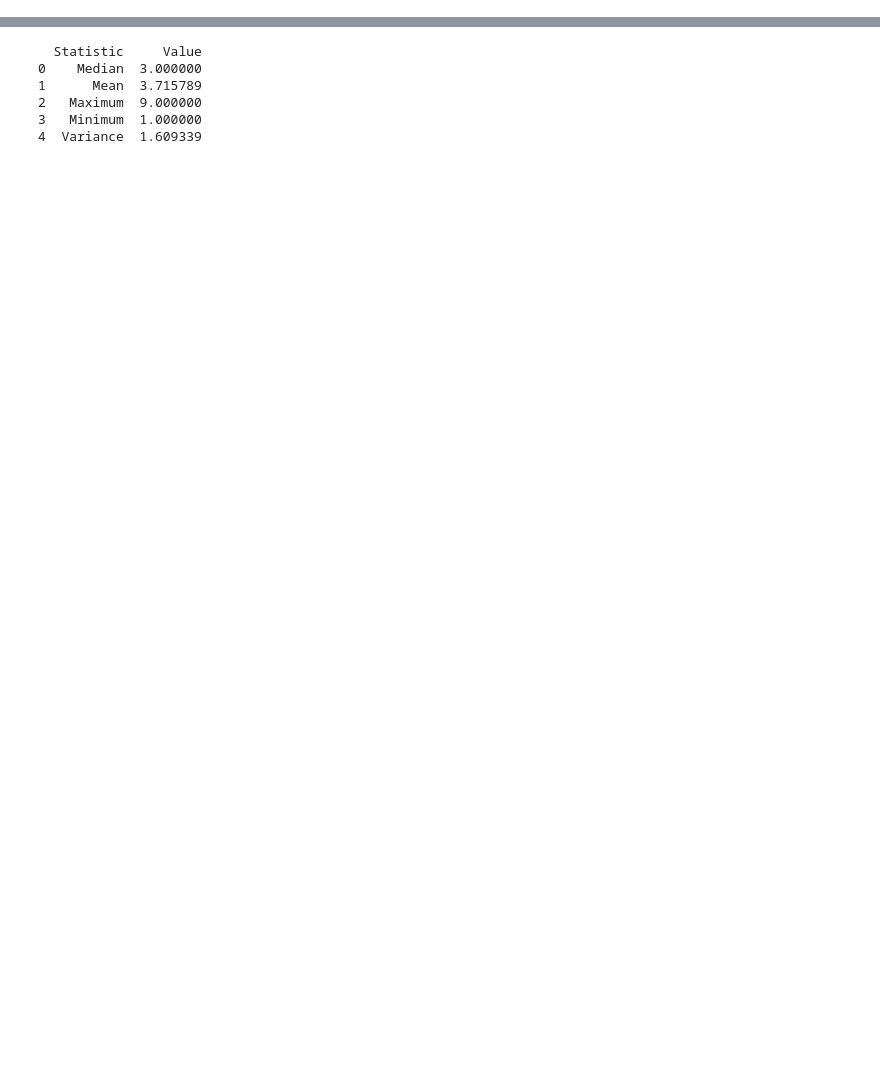
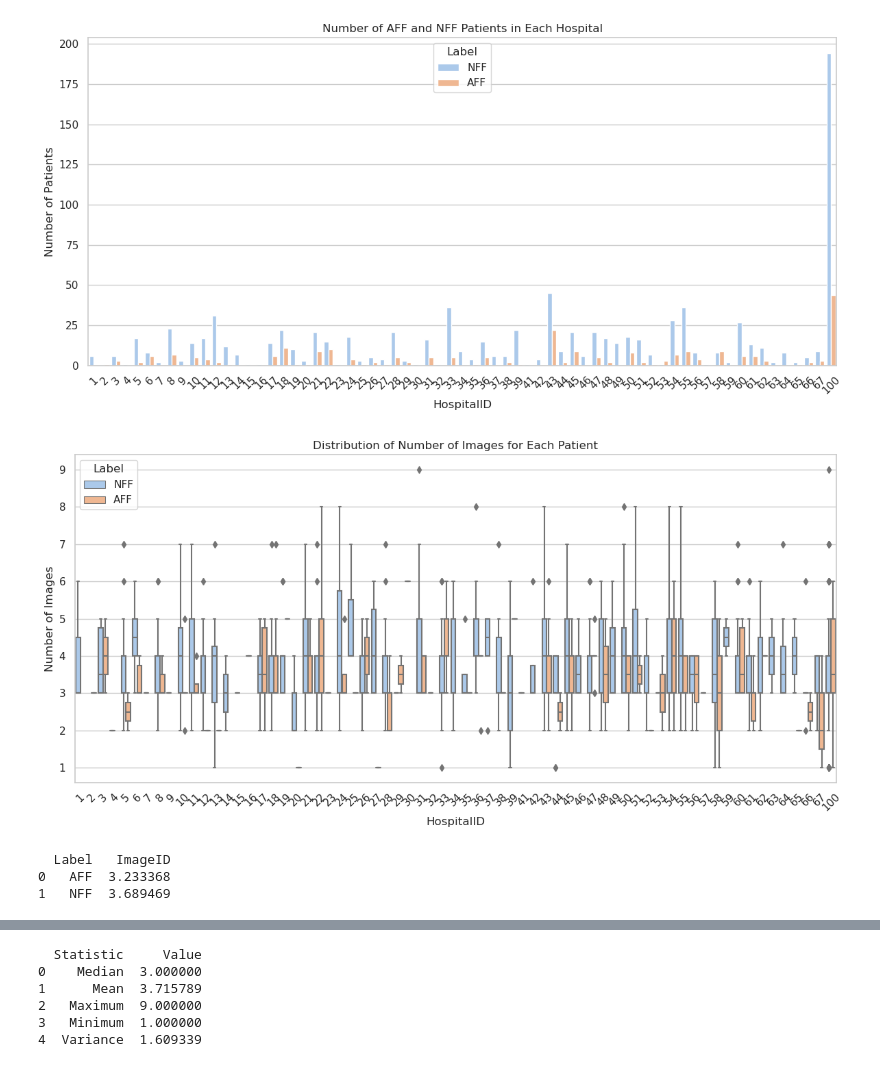
Before and after one commit to honzh073/FL, a Jupyter notebook: code/0_data_analysis/data_distribution.ipynb, the cells around one changed output, grey strips where cells are left out. Drawn from its saved outputs; the diff is of its cells as text; code cells hidden in the pictures; blank space fills up the shorter version.

Commit message:
add distribution

```diff
--- a/code/0_data_analysis/data_distribution.ipynb
+++ b/code/0_data_analysis/data_distribution.ipynb
@@ -128,0 +162,57 @@ plt.show()
+# %%
+import pandas as pd
+import matplotlib.pyplot as plt
+import seaborn as sns
+
+# 读取CSV文件
+file_path = '/local/data1/honzh073/local_repo/FL/code/2_patient_level/image_data.csv'
+df = pd.read_csv(file_path)
+
+# 统计每个医院的AFF和NFF患者数量
+hospital_counts = df.groupby(['HospitalID', 'Label'])['PatientID'].nunique().reset_index()
+
+# 绘制每个医院的AFF和NFF患者数量柱状图
+plt.figure(figsize=(12, 6))
+sns.barplot(x='HospitalID', y='PatientID', hue='Label', data=hospital_counts)
+plt.xlabel('HospitalID')
+plt.ylabel('Number of Patients')
+plt.title('Number of AFF and NFF Patients in Each Hospital')
+plt.xticks(rotation=45)
+plt.legend(title='Label')
+plt.tight_layout()
+plt.show()
+
+# 统计每位患者的图片数量
+patient_image_counts = df.groupby(['HospitalID', 'PatientID', 'Label'])['ImageID'].count().reset_index()
+
+# 绘制每位患者的图片数量箱线图
+plt.figure(figsize=(12, 6))
+sns.boxplot(x='HospitalID', y='ImageID', hue='Label', data=patient_image_counts)
+plt.xlabel('HospitalID')
+plt.ylabel('Number of Images')
+plt.title('Distribution of Number of Images for Each Patient')
+plt.xticks(rotation=45)
+plt.legend(title='Label')
+plt.tight_layout()
+plt.show()
+
+# 计算每位患者的平均图片数量
+average_image_counts = df.groupby(['HospitalID', 'PatientID', 'Label'])['ImageID'].count().groupby(['HospitalID', 'Label']).mean().reset_index()
+
+# 计算不同医院的AFF和NFF患者平均图片数量
+average_image_counts_by_hospital = average_image_counts.groupby('Label')['ImageID'].mean().reset_index()
+print(average_image_counts_by_hospital)
+# 绘制不同医院的AFF和NFF患者平均图片数量柱状图
+plt.figure(figsize=(6, 6))
+sns.barplot(x='Label', y='ImageID', data=average_image_counts_by_hospital)
+plt.xlabel('Label')
+plt.ylabel('Average Number of Images per Patient')
+plt.title('Average Number of Images per Patient for AFF and NFF')
+plt.tight_layout()
+plt.show()
+# %% [output]
+[figure, added]
+[figure, added]
+  Label   ImageID
+0   AFF  3.233368
+1   NFF  3.689469
```
Also changed, not shown: parts of 12 cells of this notebook, 3 other files.
